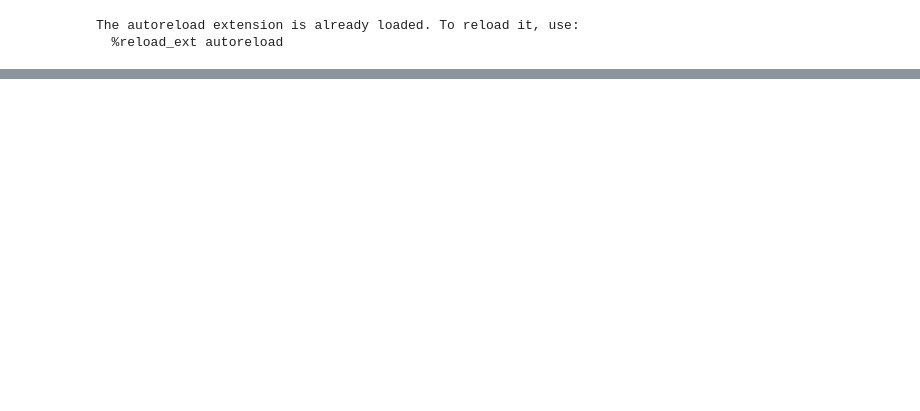
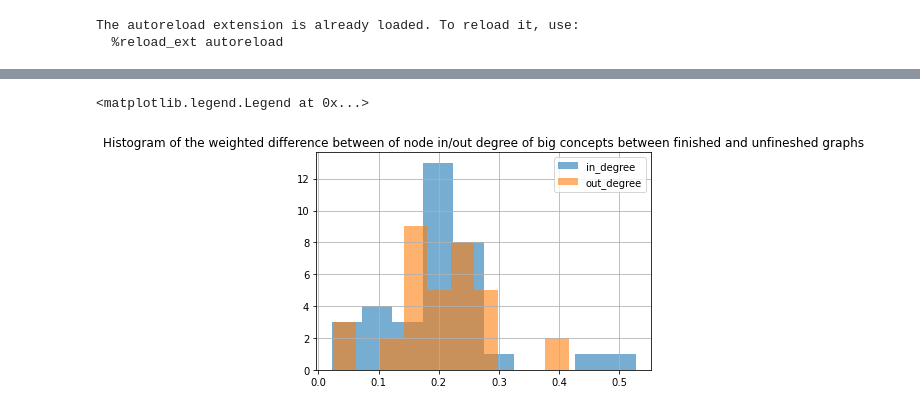
Before and after one commit to epfl-ada/ada-2022-project-7yobananaboy7, a Jupyter notebook: Cluster pages .ipynb, the cells around one changed output, grey strips where cells are left out. Cells and saved outputs as stored; diff of their text form; code cells hidden in the pictures; blank space fills up the shorter version.

Commit message:
Start analysis on the impact of concepts to TO or RS

```diff
--- a/Cluster pages .ipynb
+++ b/Cluster pages .ipynb
@@ -17,0 +126,7 @@ KeyError: "['path_id'] not in index"
+# %%
+categories_all[categories_all.frac_in_deg_finished > 100].weighted_diff_in.hist(alpha = 0.6, label = 'in_degree').set_title('Histogram of the weighted difference between of node in/out degree of big concepts between finished and unfineshed graphs')
+categories_all[categories_all.frac_in_deg_finished > 100].weighted_diff_out.hist(alpha = 0.6, label = 'out_degree')
+plt.legend()
+# %% [output]
+<matplotlib.legend.Legend at 0x...>
+[figure, added]
```
Also changed, not shown: parts of 12 cells of this notebook, 1 other file.
